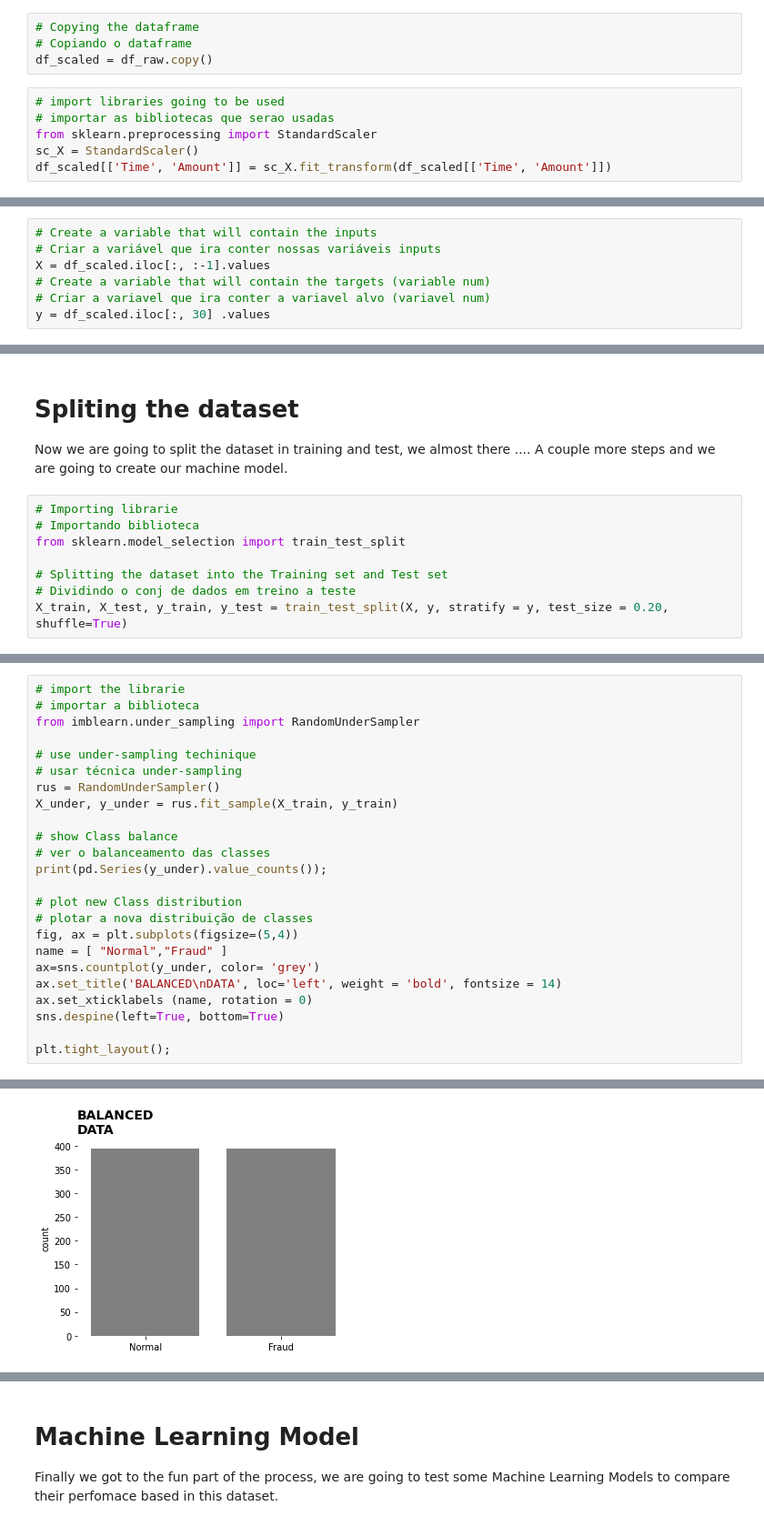
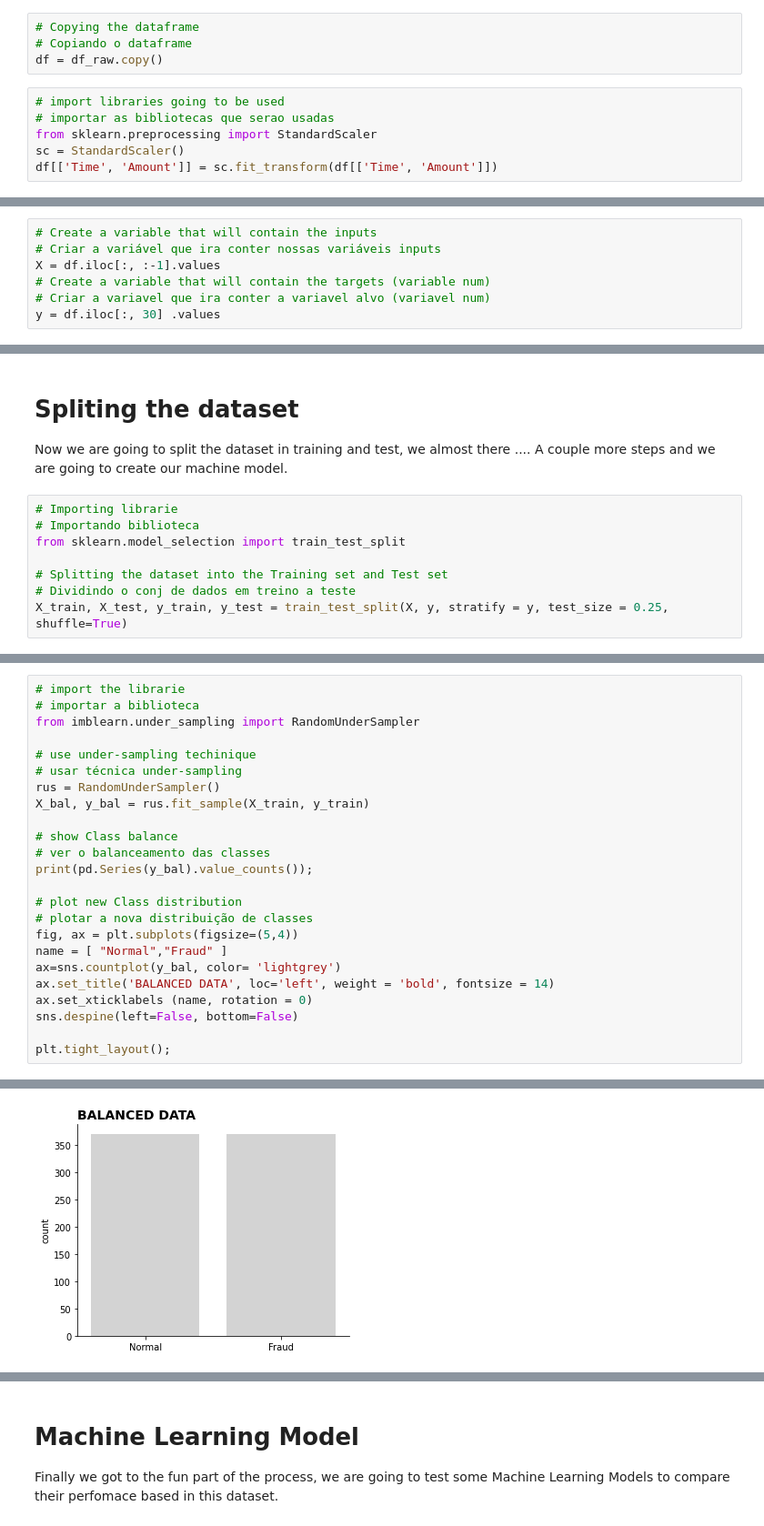
Before and after one commit to glauciodrumond/Data_Science_Projects, a Jupyter notebook: Project_Credit_Card_Fraude_Detection.ipynb, the cells around one changed output, grey strips where cells are left out. Shown: that part at 91% size. Drawn from its saved outputs; the diff is of its cells as text.

```diff
--- a/Project_Credit_Card_Fraude_Detection.ipynb
+++ b/Project_Credit_Card_Fraude_Detection.ipynb
@@ -258,13 +267,13 @@ Here's the full documentation: http://scikit-learn.org/stable/modules/generated/
 # %%
 # Copying the dataframe
 # Copiando o dataframe
-df_scaled = df_raw.copy()
+df = df_raw.copy()
 # %%
 # import libraries going to be used
 # importar as bibliotecas que serao usadas
 from sklearn.preprocessing import StandardScaler
-sc_X = StandardScaler()
-df_scaled[['Time', 'Amount']] = sc_X.fit_transform(df_scaled[['Time', 'Amount']])
+sc = StandardScaler()
+df[['Time', 'Amount']] = sc.fit_transform(df[['Time', 'Amount']])
 # %% [markdown]
 *As we can see our dataframe now is scaled, which means that all variables has the same magnitude*
 # %%
@@ -283,10 +292,10 @@ Since we want to discover if a trasaction is a normal transaction or a fraude or
 # %%
 # Create a variable that will contain the inputs
 # Criar a variável que ira conter nossas variáveis inputs
-X = df_scaled.iloc[:, :-1].values
+X = df.iloc[:, :-1].values
 # Create a variable that will contain the targets (variable num)
 # Criar a variavel que ira conter a variavel alvo (variavel num)
-y = df_scaled.iloc[:, 30] .values
+y = df.iloc[:, 30] .values
 # %%
 # check the shape of the inputs
 # ver o formato das entradas
@@ -311,7 +320,7 @@ from sklearn.model_selection import train_test_split
 
 # Splitting the dataset into the Training set and Test set
 # Dividindo o conj de dados em treino a teste
-X_train, X_test, y_train, y_test = train_test_split(X, y, stratify = y, test_size = 0.20, shuffle=True)
+X_train, X_test, y_train, y_test = train_test_split(X, y, stratify = y, test_size = 0.25, shuffle=True)
 # %%
 # Check the shape of the train inputs and targets
 # Checar o formato do dataset de treino e alvos
@@ -335,20 +344,20 @@ from imblearn.under_sampling import RandomUnderSampler
 # use under-sampling techinique
 # usar técnica under-sampling
 rus = RandomUnderSampler()
-X_under, y_under = rus.fit_sample(X_train, y_train)
+X_bal, y_bal = rus.fit_sample(X_train, y_train)
 
 # show Class balance
 # ver o balanceamento das classes
-print(pd.Series(y_under).value_counts());
+print(pd.Series(y_bal).value_counts());
 
 # plot new Class distribution
 # plotar a nova distribuição de classes
 fig, ax = plt.subplots(figsize=(5,4))
 name = [ "Normal","Fraud" ]
-ax=sns.countplot(y_under, color= 'grey')
-ax.set_title('BALANCED\nDATA', loc='left', weight = 'bold', fontsize = 14)
+ax=sns.countplot(y_bal, color= 'lightgrey')
+ax.set_title('BALANCED DATA', loc='left', weight = 'bold', fontsize = 14)
 ax.set_xticklabels (name, rotation = 0)
-sns.despine(left=True, bottom=True)
+sns.despine(left=False, bottom=False)
 
 plt.tight_layout();
 # %% [output]
@@ -357,2 +366,2 @@ plt.tight_layout();
 dtype: int64
-[figure, old version]
+[figure, new version]
```
Also changed, not shown: parts of 29 cells of this notebook.
